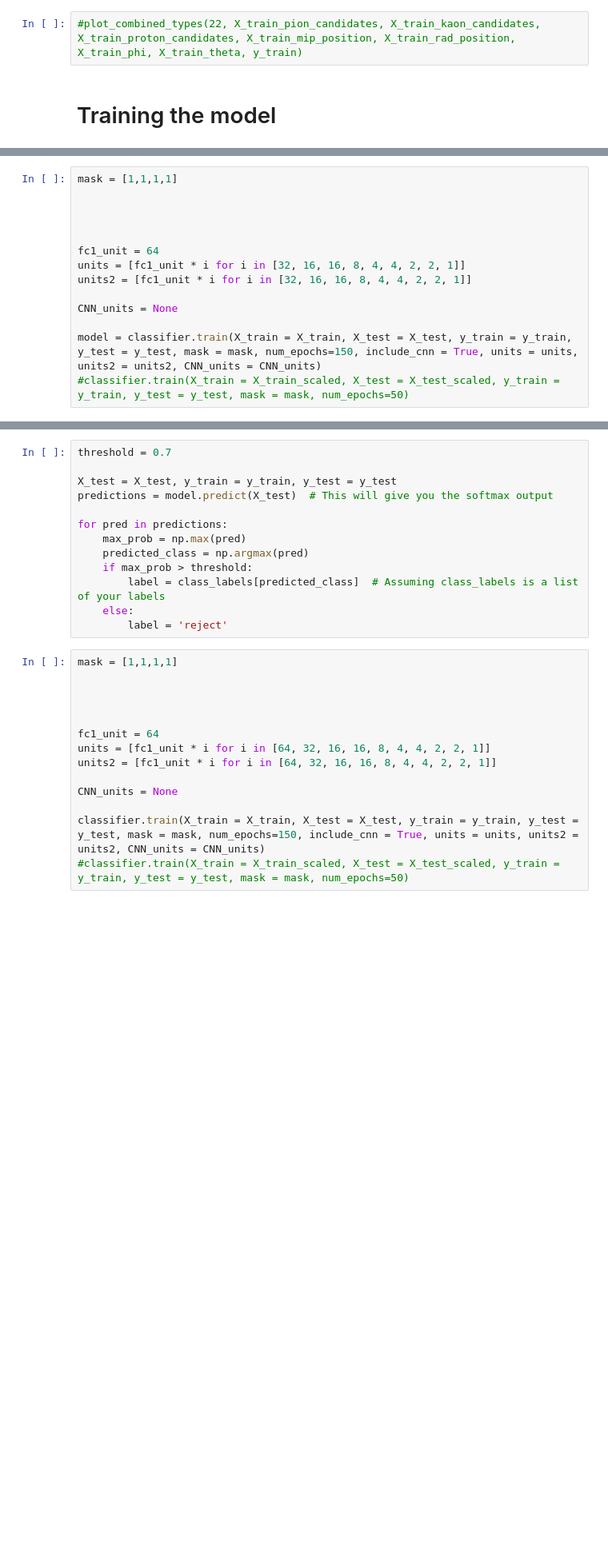
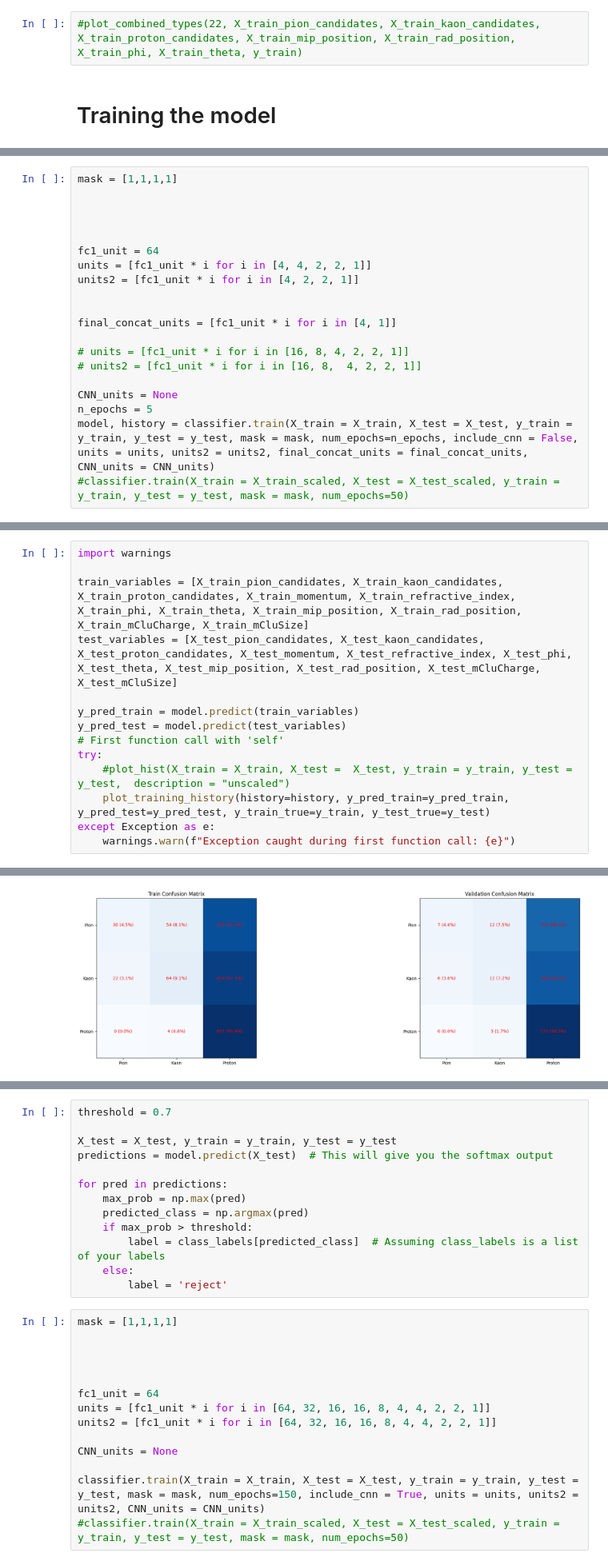
Before and after one commit to eflatlan/CNN_PID, a Jupyter notebook: Segmentation_HMPID.ipynb, the cells around one changed output, grey strips where cells are left out. Shown at 80% size. Saved outputs shown, nothing was run; the diff lists cells and outputs as text; blank space fills up the shorter version.

```diff
--- a/Segmentation_HMPID.ipynb
+++ b/Segmentation_HMPID.ipynb
@@ -2921,12 +1879,18 @@ mask = [1,1,1,1]
 
 
 fc1_unit = 64
-units = [fc1_unit * i for i in [32, 16, 16, 8, 4, 4, 2, 2, 1]]
-units2 = [fc1_unit * i for i in [32, 16, 16, 8, 4, 4, 2, 2, 1]]
+units = [fc1_unit * i for i in [4, 4, 2, 2, 1]]
+units2 = [fc1_unit * i for i in [4, 2, 2, 1]]
+
+
+final_concat_units = [fc1_unit * i for i in [4, 1]]
+
+# units = [fc1_unit * i for i in [16, 8, 4, 2, 2, 1]]
+# units2 = [fc1_unit * i for i in [16, 8,  4, 2, 2, 1]]
 
 CNN_units = None
-
-model = classifier.train(X_train = X_train, X_test = X_test, y_train = y_train, y_test = y_test, mask = mask, num_epochs=150, include_cnn = True, units = units, units2 = units2, CNN_units = CNN_units)
+n_epochs = 5
+model, history = classifier.train(X_train = X_train, X_test = X_test, y_train = y_train, y_test = y_test, mask = mask, num_epochs=n_epochs, include_cnn = False, units = units, units2 = units2, final_concat_units = final_concat_units, CNN_units = CNN_units)
 #classifier.train(X_train = X_train_scaled, X_test = X_test_scaled, y_train = y_train, y_test = y_test, mask = mask, num_epochs=50)
 # %% [output]
 Fields in the first vector of X_train:
@@ -2948,0 +2019,15 @@ Epoch 1/150
+# %%
+import warnings
+
+train_variables = [X_train_pion_candidates, X_train_kaon_candidates, X_train_proton_candidates, X_train_momentum, X_train_refractive_index, X_train_phi, X_train_theta, X_train_mip_position, X_train_rad_position, X_train_mCluCharge, X_train_mCluSize]
+test_variables = [X_test_pion_candidates, X_test_kaon_candidates, X_test_proton_candidates, X_test_momentum, X_test_refractive_index, X_test_phi, X_test_theta, X_test_mip_position, X_test_rad_position, X_test_mCluCharge, X_test_mCluSize]
+
+y_pred_train = model.predict(train_variables)
+y_pred_test = model.predict(test_variables)
+# First function call with 'self'
+try:
+    #plot_hist(X_train = X_train, X_test =  X_test, y_train = y_train, y_test = y_test,  description = "unscaled")
+    plot_training_history(history=history, y_pred_train=y_pred_train, y_pred_test=y_pred_test, y_train_true=y_train, y_test_true=y_test)
+except Exception as e:
+    warnings.warn(f"Exception caught during first function call: {e}")
+# %% [output]
@@ -2948,0 +2036 @@ Epoch 1/150
+[figure, added]
```
Also changed, not shown: parts of 33 cells of this notebook.
